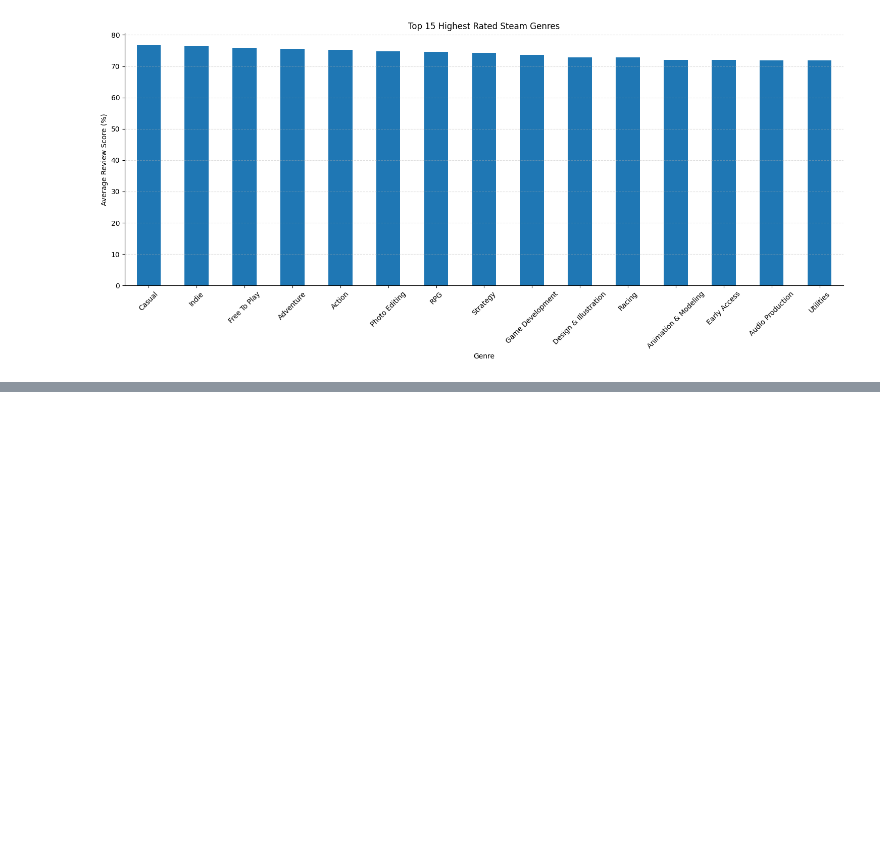
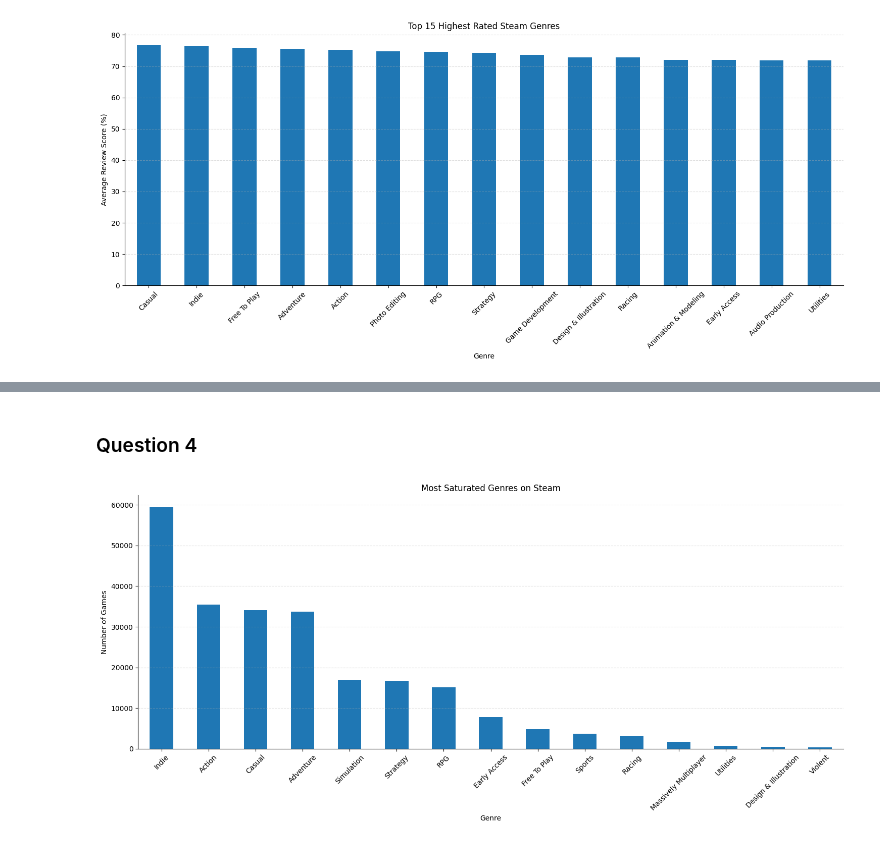
Before and after one commit to molikpunj/Steam-Games-Market-Analysis, a Jupyter notebook: Python/03_Exploratory_Data_Analysis.ipynb, the cells around one changed output, grey strips where cells are left out. Drawn from its saved outputs; the diff is of its cells as text; code cells hidden in the pictures; blank space fills up the shorter version.

```diff
--- a/Python/03_Exploratory_Data_Analysis.ipynb
+++ b/Python/03_Exploratory_Data_Analysis.ipynb
@@ -127,0 +186,2 @@ plt.show()
+# %% [markdown]
+### Question 4
@@ -127,0 +201,40 @@ plt.show()
+# %%
+comparison = comparison[
+    comparison["Game Count"] >= 100
+]
+# %%
+comparison.sort_values(
+    by="Game Count",
+    ascending=False,
+    inplace=True
+)
+# %%
+fig, ax = plt.subplots(figsize=(15,7))
+
+comparison["Game Count"].head(15).plot(
+    kind="bar",
+    ax=ax
+)
+
+ax.set_title("Most Saturated Genres on Steam")
+ax.set_xlabel("Genre")
+ax.set_ylabel("Number of Games")
+
+ax.grid(axis="y", linestyle="--", alpha=0.4)
+
+ax.spines["top"].set_visible(False)
+ax.spines["right"].set_visible(False)
+
+plt.xticks(rotation=45)
+
+plt.tight_layout()
+
+fig.savefig(
+    "../Images/Genre Analysis/most_saturated_genres.png",
+    dpi=300,
+    bbox_inches="tight"
+)
+
+plt.show()
+# %% [output]
+[figure, added]
```
Also changed, not shown: parts of 9 cells of this notebook, 3 other files.
